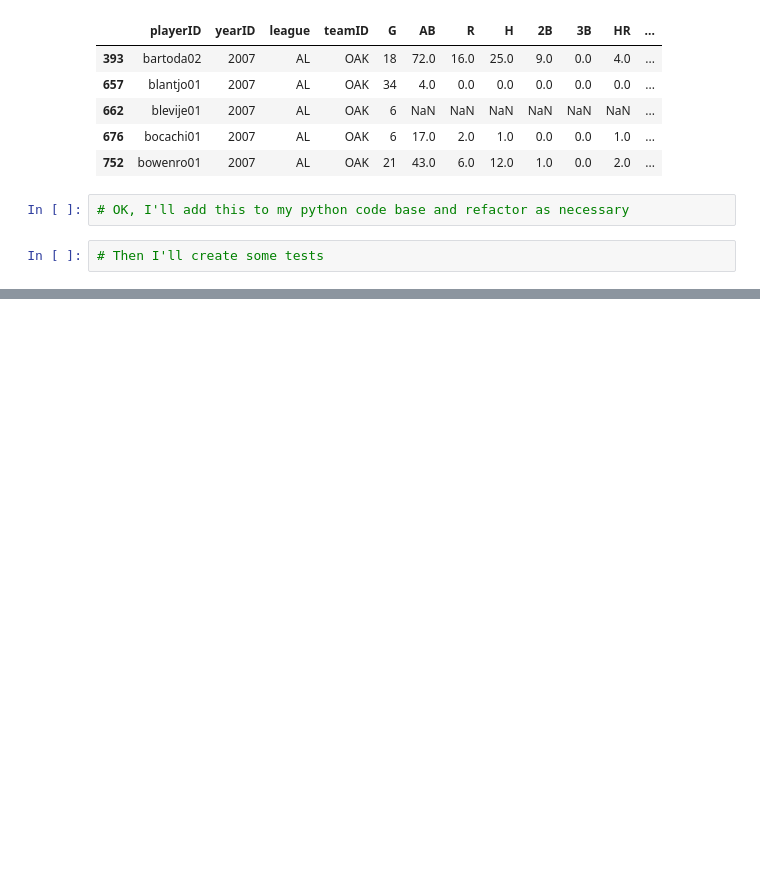
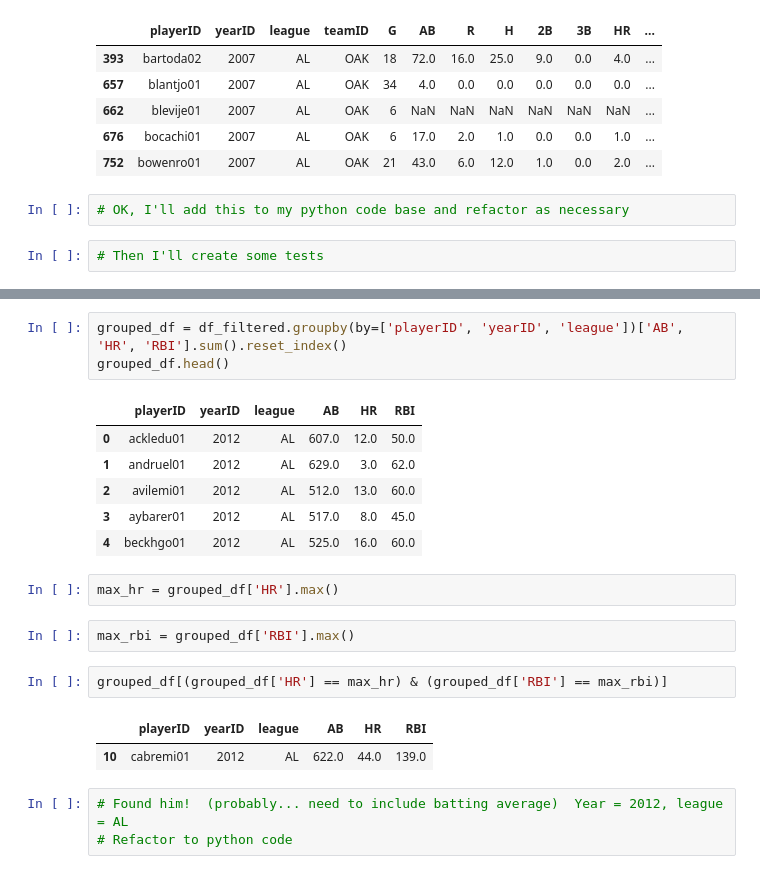
Before and after one commit to micahtmiller/company-exercise-june2018, a Jupyter notebook: JupyterNotebooks/Candidate Exercise - Detailed Work.ipynb, the cells around one changed output, grey strips where cells are left out. Cells and saved outputs as stored; diff of their text form; blank space fills up the shorter version.

```diff
--- a/JupyterNotebooks/Candidate Exercise - Detailed Work.ipynb
+++ b/JupyterNotebooks/Candidate Exercise - Detailed Work.ipynb
@@ -381,0 +426,22 @@ oak_2007_df.head()
+# %%
+grouped_df = df_filtered.groupby(by=['playerID', 'yearID', 'league'])['AB', 'HR', 'RBI'].sum().reset_index()
+grouped_df.head()
+# %% [output]
+|  | playerID | yearID | league | AB | HR | RBI |
+| 0 | ackledu01 | 2012 | AL | 607.0 | 12.0 | 50.0 |
+| 1 | andruel01 | 2012 | AL | 629.0 | 3.0 | 62.0 |
+| 2 | avilemi01 | 2012 | AL | 512.0 | 13.0 | 60.0 |
+| 3 | aybarer01 | 2012 | AL | 517.0 | 8.0 | 45.0 |
+| 4 | beckhgo01 | 2012 | AL | 525.0 | 16.0 | 60.0 |
+# %%
+max_hr = grouped_df['HR'].max()
+# %%
+max_rbi = grouped_df['RBI'].max()
+# %%
+grouped_df[(grouped_df['HR'] == max_hr) & (grouped_df['RBI'] == max_rbi)]
+# %% [output]
+|  | playerID | yearID | league | AB | HR | RBI |
+| 10 | cabremi01 | 2012 | AL | 622.0 | 44.0 | 139.0 |
+# %%
+# Found him!  (probably... need to include batting average)  Year = 2012, league = AL
+# Refactor to python code
```
Also changed, not shown: parts of 12 cells of this notebook.
